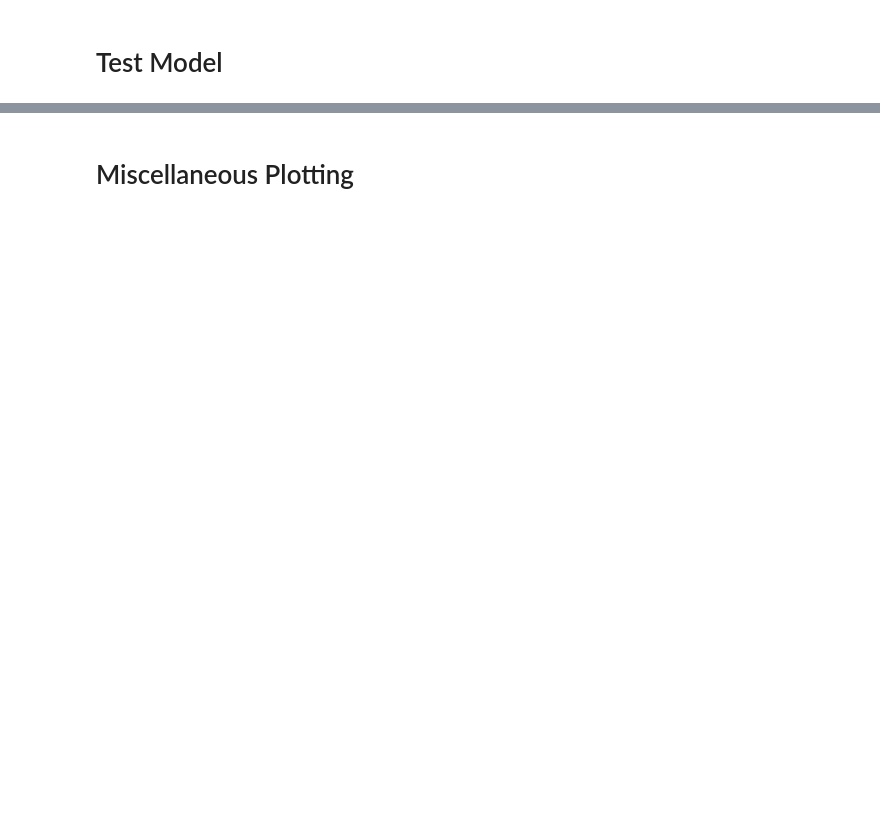
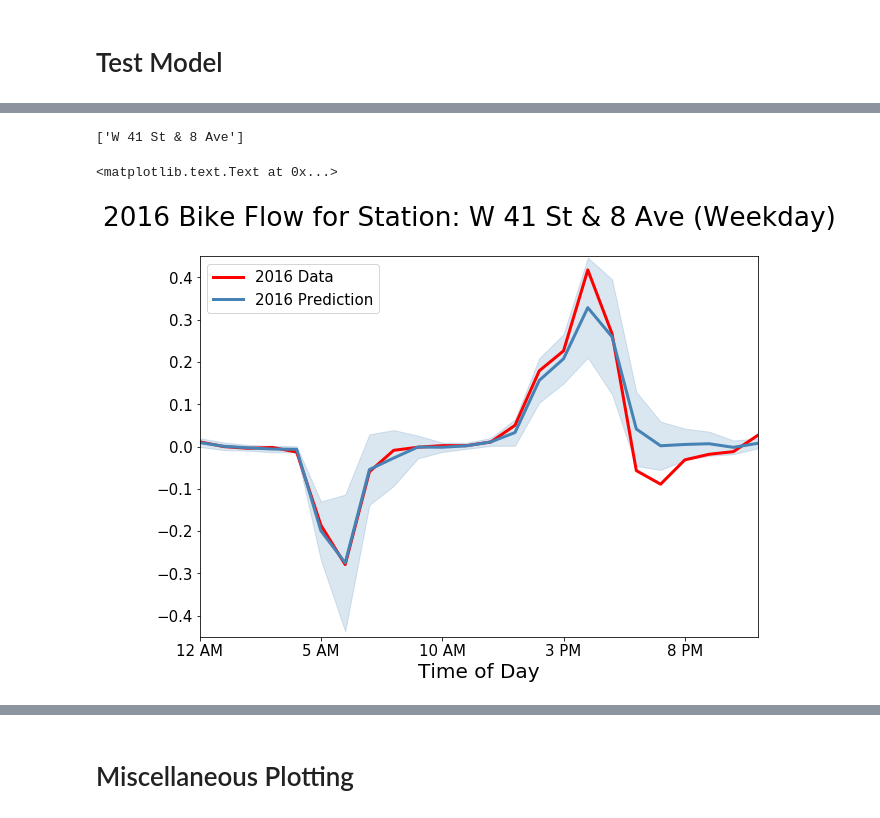
Before and after one commit to djevans071/Rebalancing-Citibike, a Jupyter notebook: modeling.ipynb, the cells around one changed output, grey strips where cells are left out. Cells and saved outputs as stored; diff of their text form; code cells hidden in the pictures; blank space fills up the shorter version.

```diff
--- a/modeling.ipynb
+++ b/modeling.ipynb
@@ -222,33 +211,49 @@ def merge_test_pred(X, y, pred):
     return X
 
 df_compare = merge_test_pred(X_test, y_test, pred)
+# %%
+list(station_name)
+# %% [output]
+['W 41 St & 8 Ave']
 # %%
+# create flow plot with errors for a specific station
+
+# make appropriate groupings and filterings to extract station data
 cols  = ['pct_flux_pred', 'pct_flux_test', 'hour']
 weekday = 1
 dock_id = 477
 grps = df_compare.groupby(['id','is_weekday', 'hour']).mean().reset_index()
 grps_std = df_compare.groupby(['id','is_weekday', 'hour']).std().reset_index()
 cond = (grps.is_weekday ==  weekday) & (grps.id == dock_id)
-# grps[cond][cols].set_index('hour').plot()
 
+station_name = list(stations2015[stations2015.id == dock_id].name)[0]
+
+# create hourly profiles with error estimates
 hr_profile = grps[cond][cols].set_index('hour')
 hr_profile_errors = grps_std[cond][cols].set_index('hour')
 
 x = hr_profile.pct_flux_pred
 error = hr_profile_errors.pct_flux_pred
 
-ax=hr_profile.pct_flux_test.plot(label = '2016 Data', linewidth = 3, color = 'red')
-x.plot(linewidth = 3, label = '2016 Prediction', color = 'steelblue')
-fill_between(list(x.index), list(x - error), list(x + error), alpha = 0.2, color = 'steelblue')
+# create plot elements
+ax = hr_profile.pct_flux_test.plot(label = '2016 Data',
+                                 linewidth = 3,
+                                 color = 'red')
+x.plot(linewidth = 3, label = '2016 Prediction',
+       color = 'steelblue')
+fill_between(list(x.index), list(x - error), list(x + error),
+             alpha = 0.2, color = 'steelblue')
 
 labels = ['12 AM', '5 AM', '10 AM', '3 PM', '8 PM']
 ax.set_xticklabels(labels)
-
 
 xlabel('Time of Day', size = 20)
 legend(loc = 2, prop = {'size':15})
 ylim([-0.45,0.45])
 suptitle('2016 Bike Flow for Station: {} (Weekday)'.format(station_name))
+# %% [output]
+<matplotlib.text.Text at 0x...>
+[figure, added]
 # %%
 from sklearn.metrics import mean_squared_error, r2_score
 
```
Also changed, not shown: parts of 25 cells of this notebook, 13 other files.
